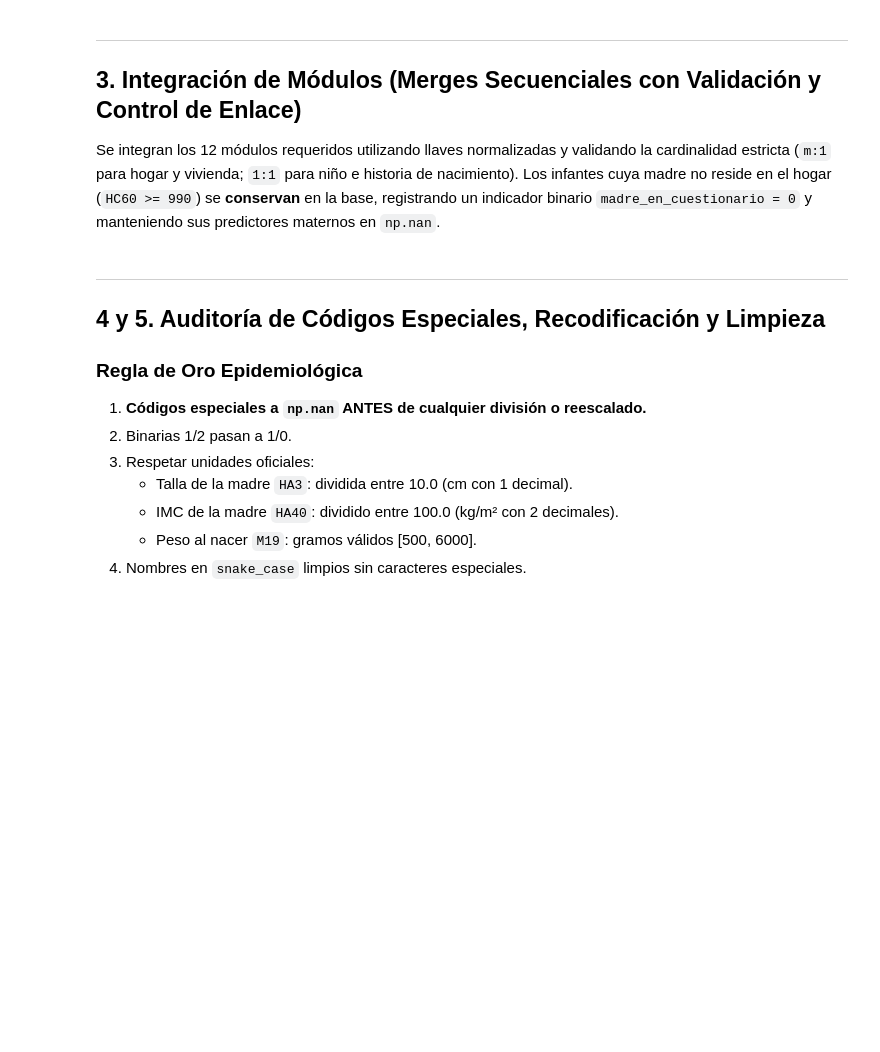
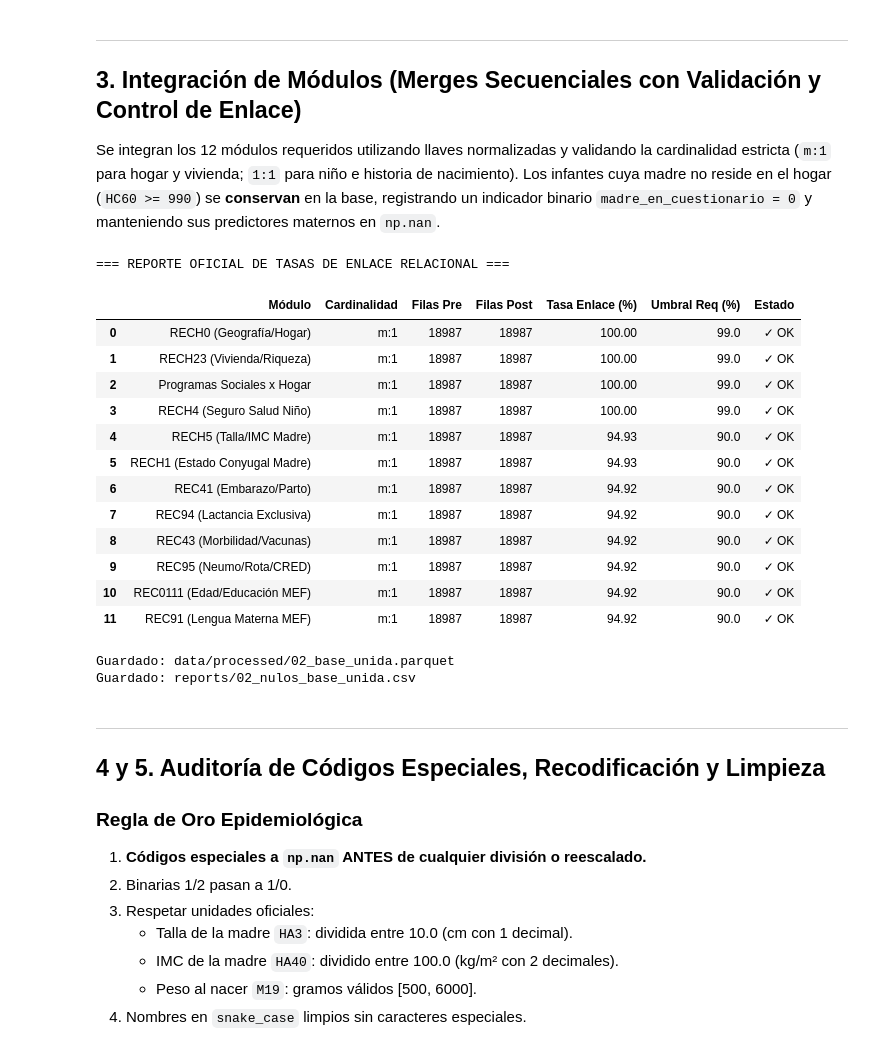
Before and after one commit to Jhorch-Carpio29/proyecto_IA_DesnutricionCronica_xgboost, a Jupyter notebook: notebooks/01_limpieza_datos_desnutricion.ipynb, the cells around one changed output. Drawn from its saved outputs; the diff is of its cells as text; code cells hidden in the pictures; blank space fills up the shorter version.

```diff
--- a/notebooks/01_limpieza_datos_desnutricion.ipynb
+++ b/notebooks/01_limpieza_datos_desnutricion.ipynb
@@ -227,69 +279,69 @@ df_merged.drop(columns=['hhid_int', 'madre_linea'], inplace=True)
 
 # Preparación de subtablas modulares con columnas seleccionadas y deduplicación
 # RECH0
-r0 = pd.read_csv(csv_map['RECH0'], low_memory=False)
+r0 = pd.read_csv(csv_map['RECH0'], usecols=['HHID', 'HV001', 'HV022', 'HV024', 'HV040', 'HV009', 'HV014', 'HV010'], low_memory=False)
 r0['hhid_int'] = r0['HHID'].astype(int)
 r0_sub = r0[['hhid_int', 'HV001', 'HV022', 'HV024', 'HV040', 'HV009', 'HV014', 'HV010']].drop_duplicates('hhid_int')
 
 # RECH23
-r23 = pd.read_csv(csv_map['RECH23'], low_memory=False)
+r23 = pd.read_csv(csv_map['RECH23'], usecols=['HHID', 'HV201', 'HV205', 'HV206', 'HV209', 'HV213', 'HV216', 'HV225', 'HV226', 'HV237', 'HV270'], low_memory=False)
 r23['hhid_int'] = r23['HHID'].astype(int)
 r23_sub = r23[['hhid_int', 'HV201', 'HV205', 'HV206', 'HV209', 'HV213', 'HV216', 'HV225', 'HV226', 'HV237', 'HV270']].drop_duplicates('hhid_int')
 
 # Programas Sociales x Hogar
-ps = pd.read_csv(csv_map['Programas Sociales x Hogar'], low_memory=False)
+ps = pd.read_csv(csv_map['Programas Sociales x Hogar'], usecols=['HHID', 'QH95', 'QH101', 'QH103', 'QH106'], low_memory=False)
 ps['hhid_int'] = ps['HHID'].astype(int)
 ps_sub = ps[['hhid_int', 'QH95', 'QH101', 'QH103', 'QH106']].drop_duplicates('hhid_int')
 
 # RECH4 (Seguro SIS y EsSalud del niño)
-r4 = pd.read_csv(csv_map['RECH4'], low_memory=False)
+r4 = pd.read_csv(csv_map['RECH4'], usecols=['HHID', 'IDXH4', 'SH11A', 'SH11B'], low_memory=False)
 r4['hhid_int'] = r4['HHID'].astype(int)
 r4['idxh4_int'] = pd.to_numeric(r4['IDXH4'], errors='coerce').fillna(-1).astype(int)
 r4_sub = r4[['hhid_int', 'idxh4_int', 'SH11A', 'SH11B']].drop_duplicates(['hhid_int', 'idxh4_int'])
 
 # RECH5 (Antropometría materna)
-r5 = pd.read_csv(csv_map['RECH5'], low_memory=False)
+r5 = pd.read_csv(csv_map['RECH5'], usecols=['HHID', 'HA0', 'HA3', 'HA40'], low_memory=False)
 r5['hhid_int'] = r5['HHID'].astype(int)
 r5['ha0_int'] = pd.to_numeric(r5['HA0'], errors='coerce').fillna(-1).astype(int)
 r5_sub = r5[['hhid_int', 'ha0_int', 'HA3', 'HA40']].drop_duplicates(['hhid_int', 'ha0_int'])
 
 # RECH1 (Estado conyugal de la madre)
-r1 = pd.read_csv(csv_map['RECH1'], low_memory=False)
+r1 = pd.read_csv(csv_map['RECH1'], usecols=['HHID', 'HVIDX', 'HV115'], low_memory=False)
 r1['hhid_int'] = r1['HHID'].astype(int)
 r1['hvidx_int'] = pd.to_numeric(r1['HVIDX'], errors='coerce').fillna(-1).astype(int)
 r1_sub = r1[['hhid_int', 'hvidx_int', 'HV115']].drop_duplicates(['hhid_int', 'hvidx_int'])
 
 # REC41 (Embarazo, parto, lactancia)
-r41 = pd.read_csv(csv_map['REC41'], low_memory=False)
+r41 = pd.read_csv(csv_map['REC41'], usecols=['CASEID', 'MIDX', 'M13', 'M14', 'M15', 'M18', 'M19', 'M4', 'M5', 'M45', 'M46', 'M3A'], low_memory=False)
 r41['caseid_clean'] = r41['CASEID'].astype(str).str.strip()
 r41['midx_int'] = pd.to_numeric(r41['MIDX'], errors='coerce').fillna(-1).astype(int)
 r41_sub = r41[['caseid_clean', 'midx_int', 'M13', 'M14', 'M15', 'M18', 'M19', 'M4', 'M5', 'M45', 'M46', 'M3A']].drop_duplicates(['caseid_clean', 'midx_int'])
 
 # REC94 (Lactancia materna exclusiva primeros 6m)
-r94 = pd.read_csv(csv_map['REC94'], low_memory=False)
+r94 = pd.read_csv(csv_map['REC94'], usecols=['CASEID', 'IDX94', 'QI440B'], low_memory=False)
 r94['caseid_clean'] = r94['CASEID'].astype(str).str.strip()
 r94['idx94_int'] = pd.to_numeric(r94['IDX94'], errors='coerce').fillna(-1).astype(int)
 r94_sub = r94[['caseid_clean', 'idx94_int', 'QI440B']].drop_duplicates(['caseid_clean', 'idx94_int'])
 
 # REC43 (Salud infantil, morbilidad reciente, vacunas)
-r43 = pd.read_csv(csv_map['REC43'], low_memory=False)
+r43 = pd.read_csv(csv_map['REC43'], usecols=['CASEID', 'HIDX', 'H1', 'H2', 'H9', 'H11', 'H11B', 'H22', 'H31', 'H31B', 'H34', 'H43'], low_memory=False)
 r43['caseid_clean'] = r43['CASEID'].astype(str).str.strip()
 r43['hidx_int'] = pd.to_numeric(r43['HIDX'], errors='coerce').fillna(-1).astype(int)
 r43_sub = r43[['caseid_clean', 'hidx_int', 'H1', 'H2', 'H9', 'H11', 'H11B', 'H22', 'H31', 'H31B', 'H34', 'H43']].drop_duplicates(['caseid_clean', 'hidx_int'])
 
 # REC95 (Neumococo, Rotavirus, CRED)
-r95 = pd.read_csv(csv_map['REC95'], low_memory=False)
+r95 = pd.read_csv(csv_map['REC95'], usecols=['CASEID', 'IDX95', 'S45NM1', 'S45NM2', 'S45RT1', 'S45RT2', 'S466C'], low_memory=False)
 r95['caseid_clean'] = r95['CASEID'].astype(str).str.strip()
 r95['idx95_int'] = pd.to_numeric(r95['IDX95'], errors='coerce').fillna(-1).astype(int)
 r95_sub = r95[['caseid_clean', 'idx95_int', 'S45NM1', 'S45NM2', 'S45RT1', 'S45RT2', 'S466C']].drop_duplicates(['caseid_clean', 'idx95_int'])
 
 # REC0111 (Datos sociodemográficos MEF)
-r0111 = pd.read_csv(csv_map['REC0111'], low_memory=False)
+r0111 = pd.read_csv(csv_map['REC0111'], usecols=['CASEID', 'V012', 'V106', 'V107'], low_memory=False)
 r0111['caseid_clean'] = r0111['CASEID'].astype(str).str.strip()
 r0111_sub = r0111[['caseid_clean', 'V012', 'V106', 'V107']].drop_duplicates('caseid_clean')
 
 # REC91 (Lengua materna)
-r91 = pd.read_csv(csv_map['REC91'], low_memory=False)
+r91 = pd.read_csv(csv_map['REC91'], usecols=['CASEID', 'S119'], low_memory=False)
 r91['caseid_clean'] = r91['CASEID'].astype(str).str.strip()
 r91_sub = r91[['caseid_clean', 'S119']].drop_duplicates('caseid_clean')
 
@@ -321,33 +373,50 @@ for nombre, df_der, k_izq, k_der, card, umbral_min in secuencia_merges:
 
     tasa = (df_merged[tag] == 'both').mean() * 100
     reporte_enlaces.append({
         'Módulo': nombre,
         'Cardinalidad': card,
         'Filas Pre': n_pre,
         'Filas Post': n_post,
         'Tasa Enlace (%)': round(tasa, 2),
         'Umbral Req (%)': umbral_min,
         'Estado': '✓ OK' if tasa >= umbral_min else '❌ ALERTA'
     })
     cols_drop = [tag] + [c for c in k_der if c not in k_izq and c in df_merged.columns]
     df_merged.drop(columns=cols_drop, inplace=True)
 
 df_rep_merges = pd.DataFrame(reporte_enlaces)
 print("=== REPORTE OFICIAL DE TASAS DE ENLACE RELACIONAL ===")
 display(df_rep_merges)
 
 # Exportar base unida 02_base_unida.parquet
 df_merged.to_parquet(os.path.join(PROCESSED, '02_base_unida.parquet'), index=False)
 print("Guardado: data/processed/02_base_unida.parquet")
 
 # Exportar reporte de nulos base unida
 df_nulos_bu = pd.DataFrame({
     'variable': df_merged.columns,
     'n_nulos': df_merged.isna().sum().values,
     'pct_nulos': (df_merged.isna().mean() * 100).round(2).values
 })
 df_nulos_bu.to_csv(os.path.join(REPORTS, '02_nulos_base_unida.csv'), index=False, encoding='utf-8')
 print("Guardado: reports/02_nulos_base_unida.csv")
+# %% [output]
+=== REPORTE OFICIAL DE TASAS DE ENLACE RELACIONAL ===
+|  | Módulo | Cardinalidad | Filas Pre | Filas Post | Tasa Enlace (%) | Umbral Req (%) | Estado |
+| 0 | RECH0 (Geografía/Hogar) | m:1 | 18987 | 18987 | 100.00 | 99.0 | ✓ OK |
+| 1 | RECH23 (Vivienda/Riqueza) | m:1 | 18987 | 18987 | 100.00 | 99.0 | ✓ OK |
+| 2 | Programas Sociales x Hogar | m:1 | 18987 | 18987 | 100.00 | 99.0 | ✓ OK |
+| 3 | RECH4 (Seguro Salud Niño) | m:1 | 18987 | 18987 | 100.00 | 99.0 | ✓ OK |
+| 4 | RECH5 (Talla/IMC Madre) | m:1 | 18987 | 18987 | 94.93 | 90.0 | ✓ OK |
+| 5 | RECH1 (Estado Conyugal Madre) | m:1 | 18987 | 18987 | 94.93 | 90.0 | ✓ OK |
+| 6 | REC41 (Embarazo/Parto) | m:1 | 18987 | 18987 | 94.92 | 90.0 | ✓ OK |
+| 7 | REC94 (Lactancia Exclusiva) | m:1 | 18987 | 18987 | 94.92 | 90.0 | ✓ OK |
+| 8 | REC43 (Morbilidad/Vacunas) | m:1 | 18987 | 18987 | 94.92 | 90.0 | ✓ OK |
+| 9 | REC95 (Neumo/Rota/CRED) | m:1 | 18987 | 18987 | 94.92 | 90.0 | ✓ OK |
+| 10 | REC0111 (Edad/Educación MEF) | m:1 | 18987 | 18987 | 94.92 | 90.0 | ✓ OK |
+| 11 | REC91 (Lengua Materna MEF) | m:1 | 18987 | 18987 | 94.92 | 90.0 | ✓ OK |
+Guardado: data/processed/02_base_unida.parquet
+Guardado: reports/02_nulos_base_unida.csv
 # %% [markdown]
 ---
 ## 4 y 5. Auditoría de Códigos Especiales, Recodificación y Limpieza
```
Also changed, not shown: parts of 15 cells of this notebook, 14 other files.
